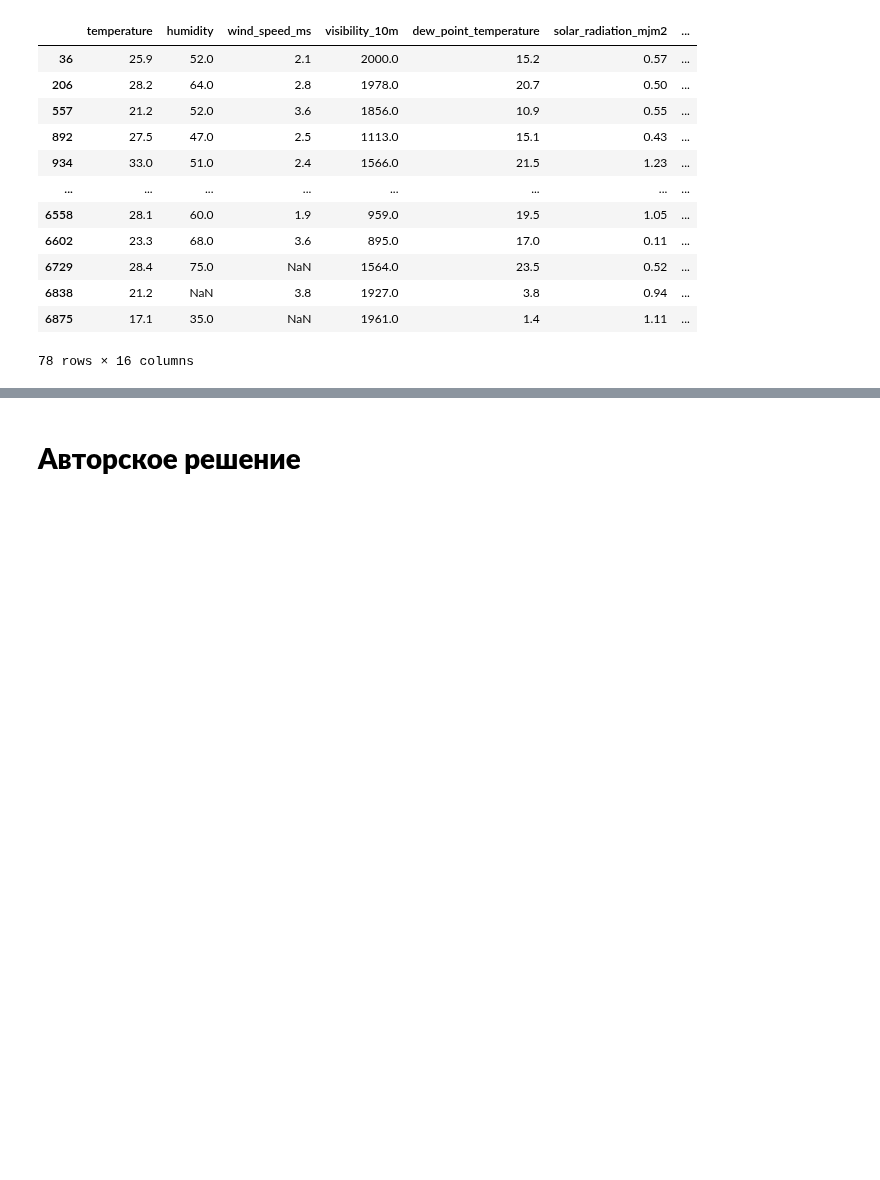
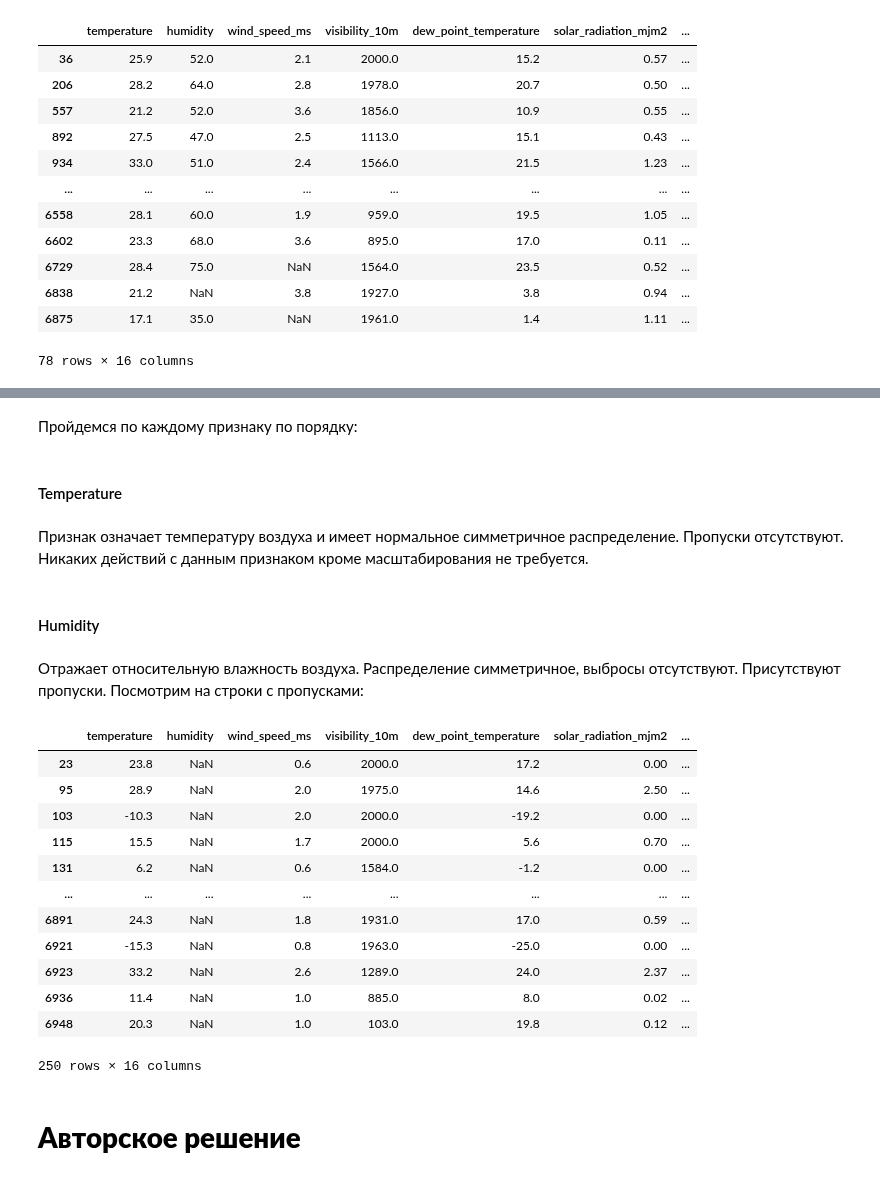
Before and after one commit to ilya-liniukhin/bikesouth_regression_problem, a Jupyter notebook: notebook.ipynb, the cells around one changed output, grey strips where cells are left out. Saved outputs shown, nothing was run; the diff lists cells and outputs as text; code cells hidden in the pictures; blank space fills up the shorter version.

```diff
--- a/notebook.ipynb
+++ b/notebook.ipynb
@@ -496,2 +588,28 @@ df_train[df_train["rented_bike_count"] > 2500]
+# %% [markdown]
+Пройдемся по каждому признаку по порядку:
+# %% [markdown]
+#### Temperature
+# %% [markdown]
+Признак означает температуру воздуха и имеет нормальное симметричное распределение. Пропуски отсутствуют. Никаких действий с данным признаком кроме масштабирования не требуется.
+# %% [markdown]
+#### Humidity
+# %% [markdown]
+Отражает относительную влажность воздуха. Распределение симметричное, выбросы отсутствуют. Присутствуют пропуски. Посмотрим на строки с пропусками:
+# %%
+df_train[df_train['humidity'].isna()]
+# %% [output]
+|  | temperature | humidity | wind_speed_ms | visibility_10m | dew_point_temperature | solar_radiation_mjm2 | ... |
+| 23 | 23.8 | NaN | 0.6 | 2000.0 | 17.2 | 0.00 | ... |
+| 95 | 28.9 | NaN | 2.0 | 1975.0 | 14.6 | 2.50 | ... |
+| 103 | -10.3 | NaN | 2.0 | 2000.0 | -19.2 | 0.00 | ... |
+| 115 | 15.5 | NaN | 1.7 | 2000.0 | 5.6 | 0.70 | ... |
+| 131 | 6.2 | NaN | 0.6 | 1584.0 | -1.2 | 0.00 | ... |
+| ... | ... | ... | ... | ... | ... | ... | ... |
+| 6891 | 24.3 | NaN | 1.8 | 1931.0 | 17.0 | 0.59 | ... |
+| 6921 | -15.3 | NaN | 0.8 | 1963.0 | -25.0 | 0.00 | ... |
+| 6923 | 33.2 | NaN | 2.6 | 1289.0 | 24.0 | 2.37 | ... |
+| 6936 | 11.4 | NaN | 1.0 | 885.0 | 8.0 | 0.02 | ... |
+| 6948 | 20.3 | NaN | 1.0 | 103.0 | 19.8 | 0.12 | ... |
+250 rows × 16 columns
 # %% [markdown]
 # **Авторское решение**
```
Also changed, not shown: parts of 8 cells of this notebook.
